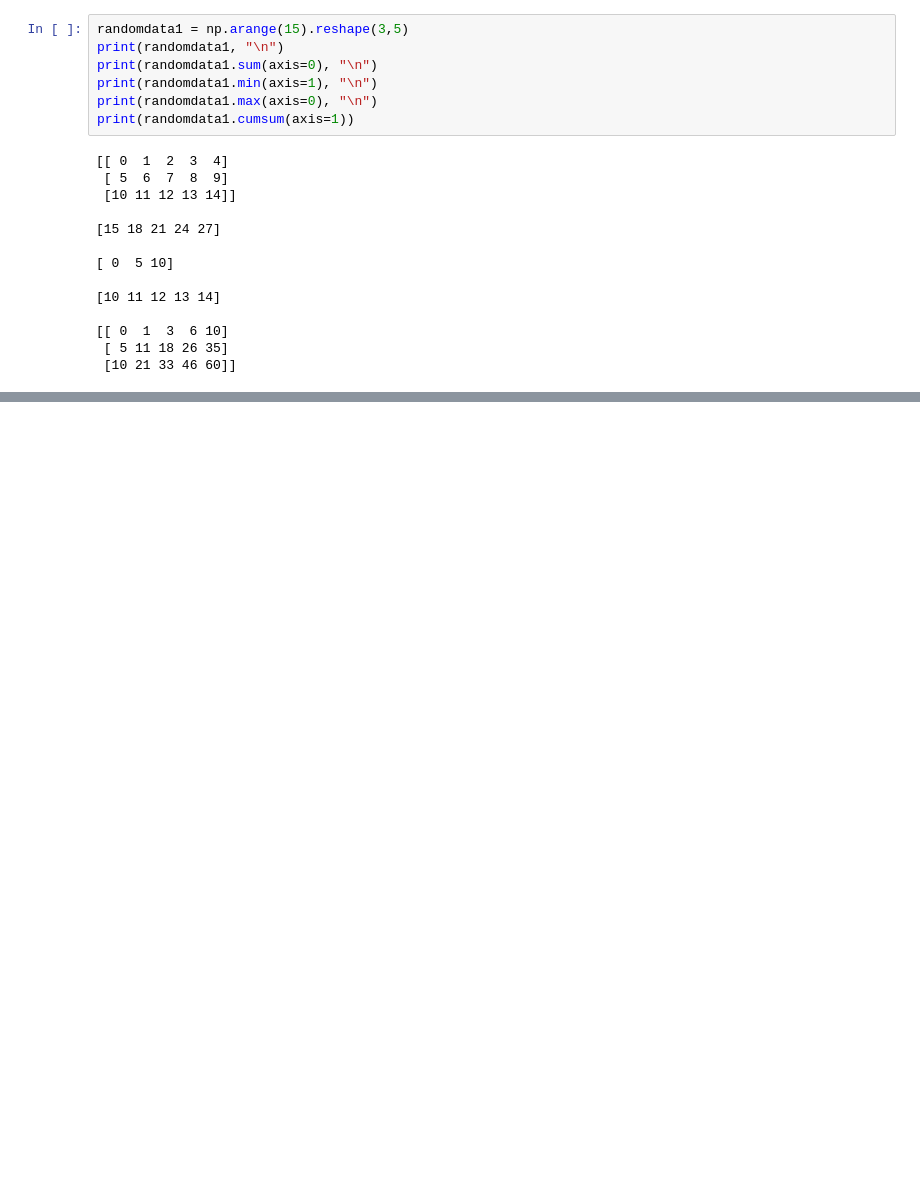
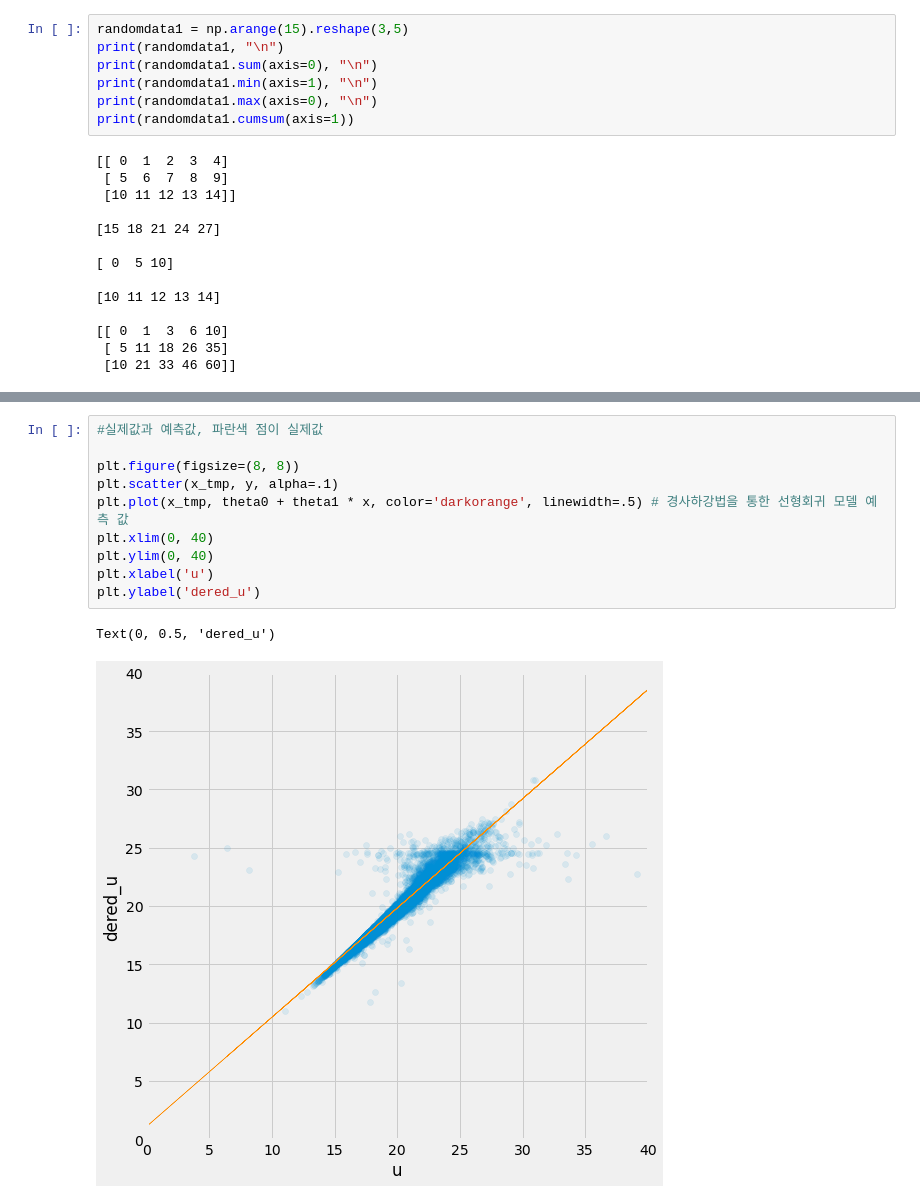
Before and after one commit to shiningstar1007/DataScience, a Jupyter notebook: DataScience/Code/numpy.ipynb, the cells around one changed output, grey strips where cells are left out. Cells and saved outputs as stored; diff of their text form; blank space fills up the shorter version.

```diff
--- a/DataScience/Code/numpy.ipynb
+++ b/DataScience/Code/numpy.ipynb
@@ -166,0 +180,13 @@ MemoryError: Unable to allocate 298. GiB for an array with shape (200004, 200004
+# %%
+#실제값과 예측값, 파란색 점이 실제값
+
+plt.figure(figsize=(8, 8))
+plt.scatter(x_tmp, y, alpha=.1)
+plt.plot(x_tmp, theta0 + theta1 * x, color='darkorange', linewidth=.5) # 경사하강법을 통한 선형회귀 모델 예측 값
+plt.xlim(0, 40)
+plt.ylim(0, 40)
+plt.xlabel('u')
+plt.ylabel('dered_u')
+# %% [output]
+Text(0, 0.5, 'dered_u')
+[figure, added]
```
Also changed, not shown: parts of 28 cells of this notebook.
